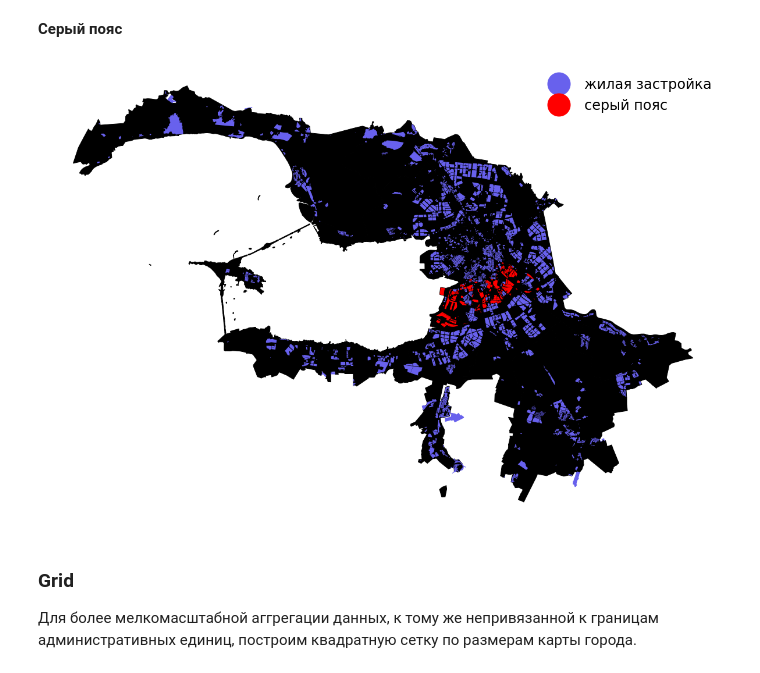
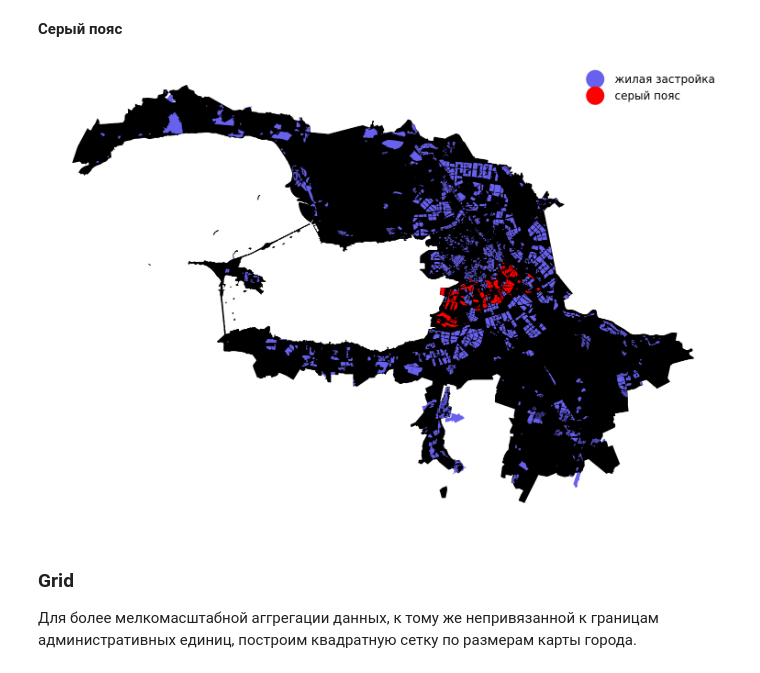
Before and after one commit to WGussev/StPHousing, a Jupyter notebook: shapes.ipynb, the cells around one changed output. Saved outputs shown, nothing was run; the diff lists cells and outputs as text; code cells hidden in the pictures.

```diff
--- a/shapes.ipynb
+++ b/shapes.ipynb
@@ -237,17 +237,18 @@ grey_belt['landuse'] = grey_belt['landuse'].map({'industrial': 'серый по
 # %%
 colors = ListedColormap(['#6861ed', '#ff0000'])
 
 fig, ax = plt.subplots(figsize=(21,15))
 ax.set(frame_on = False)
 ax.get_xaxis().set_visible(False)
 ax.get_yaxis().set_visible(False)
 plt.rc('legend', fontsize=24, markerscale=4, edgecolor='w')
 
 districts.plot(ax=ax, color='k', edgecolor='k')
 grey_belt.plot(ax=ax,column='landuse', cmap=colors, legend=True)
+plt.tight_layout()
 plt.savefig('imgs/grey_belt.png', dpi=200)
 # %% [output]
-[figure, old version]
+[figure, new version]
 # %% [markdown]
 ### Grid
 
```
Also changed, not shown: 1 other file.
